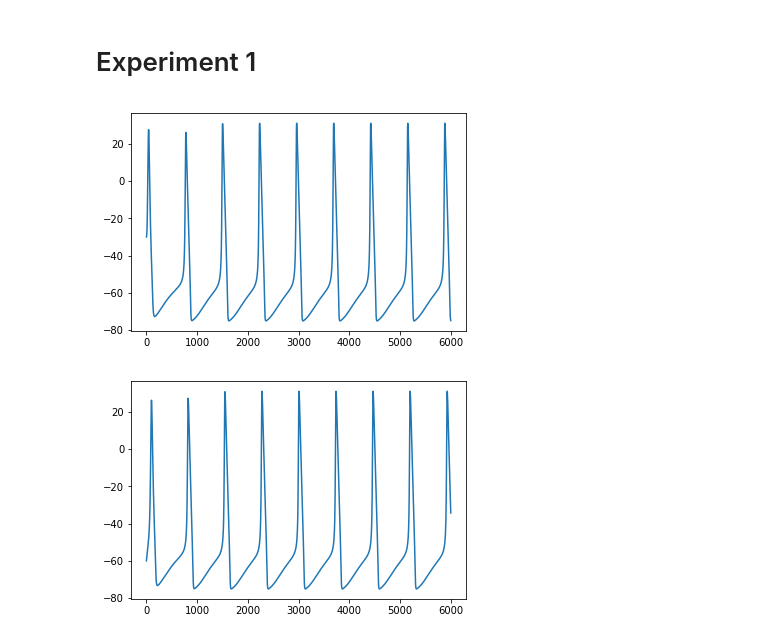
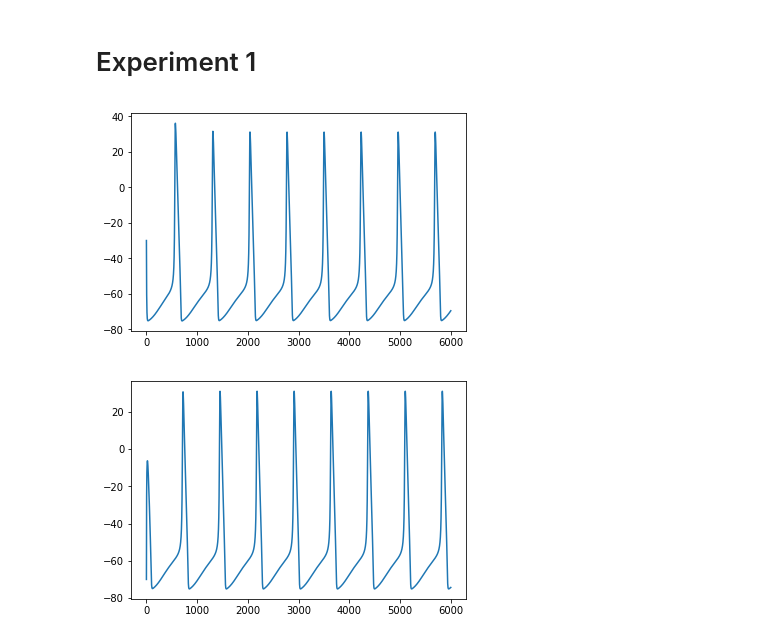
Before and after one commit to ndettmer/neuronal_synchrony_replication, a Jupyter notebook: NoNest.ipynb, the cells around one changed output. Saved outputs shown, nothing was run; the diff lists cells and outputs as text; code cells hidden in the pictures.

Commit message:
changed m, n and h to random

```diff
--- a/NoNest.ipynb
+++ b/NoNest.ipynb
@@ -121,9 +121,13 @@ hh_config = {
 # %% [markdown]
 ## Simulation
 # %%
-def simulate(neuron, start_time, end_time, step_size, m0, n0, h0, V0):
+def simulate(neuron, start_time, end_time, step_size, V0):
 
-    t = np.arange(t0, t_end, step_size)
+    t = np.arange(start_time, end_time, step_size)
+
+    m0 = np.random.rand()
+    n0 = np.random.rand()
+    h0 = np.random.rand()
 
     neuron.m = np.zeros(t.size)
     neuron.m[0] = m0
@@ -152,7 +156,7 @@ def simulate(neuron, start_time, end_time, step_size, m0, n0, h0, V0):
 ## Plotting
 # %%
 def plot_V(neuron):
-    t = np.arange(0, len(V))
+    t = np.arange(0, len(neuron.V))
     plt.plot(t, neuron.V)
     plt.show()
     #plt.plot(t, neuron.m)
@@ -164,12 +168,12 @@ def plot_V(neuron):
 # Experiment 1
 # %%
 hh_1 = hh_neuron(hh_config)
-simulate(hh_1, 0, 120, 0.02, 0.1, 0.1, 0.1, -30)
+simulate(hh_1, 0, 120, 0.02, -30)
 plot_V(hh_1)
 
 hh_2 = hh_neuron(hh_config)
-simulate(hh_2, 0, 120, 0.02, 0.1, 0.1, 0.1, -60)
+simulate(hh_2, 0, 120, 0.02, -70)
 plot_V(hh_2)
 # %% [output]
-[figure, old version]
+[figure, new version]
-[figure, old version]
+[figure, new version]
```
